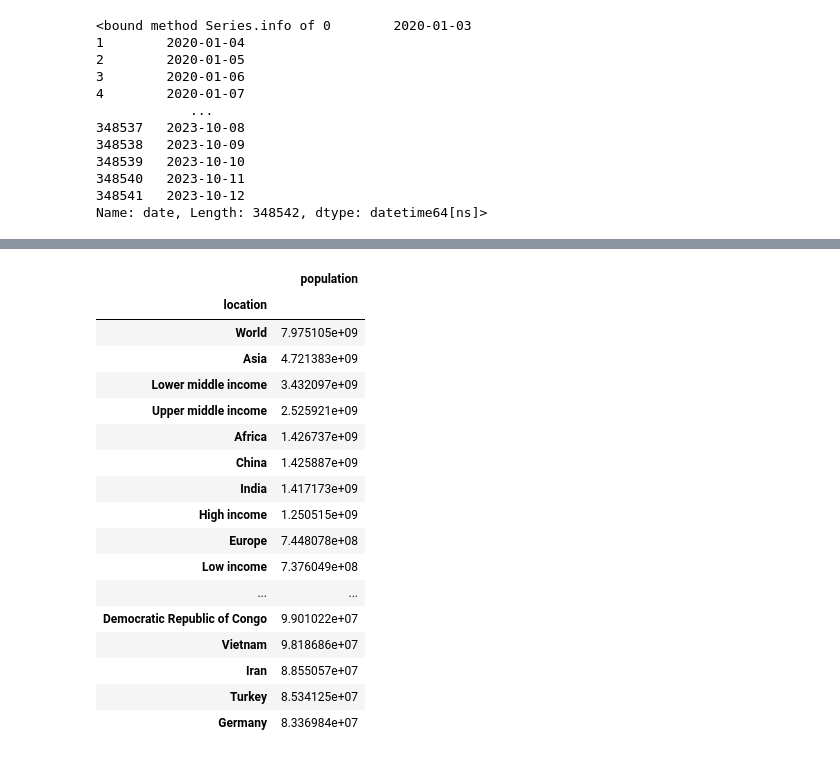
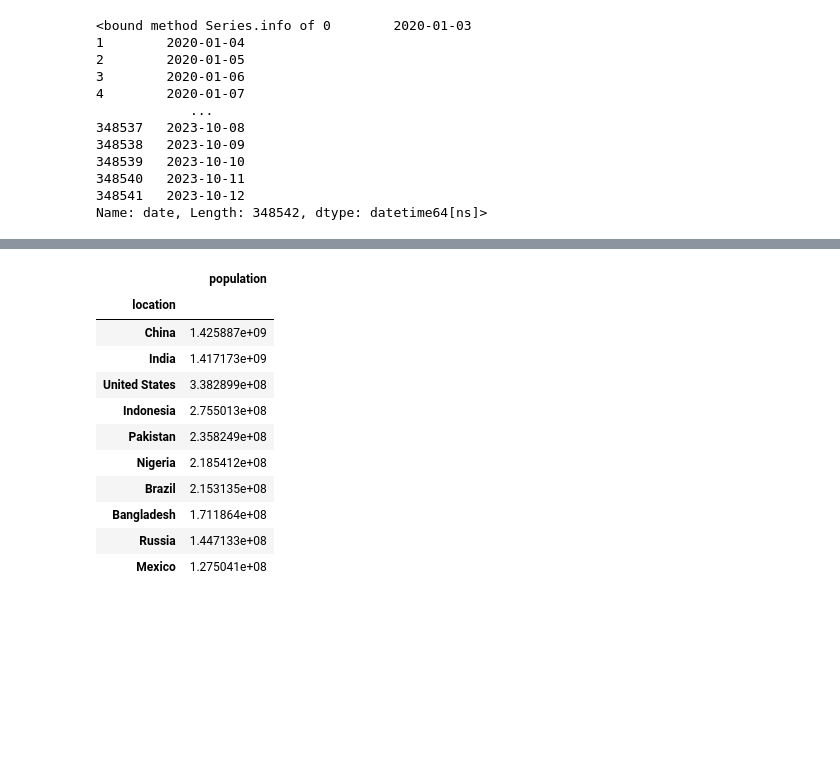
Before and after one commit to ss0ryan0/project1_group7, a Jupyter notebook: Code/project1_group7.ipynb, the cells around one changed output, grey strips where cells are left out. Saved outputs shown, nothing was run; the diff lists cells and outputs as text; code cells hidden in the pictures; blank space fills up the shorter version.

```diff
--- a/Code/project1_group7.ipynb
+++ b/Code/project1_group7.ipynb
@@ -137,27 +114,36 @@ group.sum()
-# %%
-location_vs_population = reduced_covid_df[["location", "population"]]
-
-location_vs_population_sorted = location_vs_population.sort_values("population", ascending = False)
-
-location_vs_population_group = location_vs_population_sorted.groupby(["location"])
-
-location_vs_population_group.mean().sort_values("population", ascending=False).head(30)
-# %% [output]
-|  | population |
-| location |  |
-| World | 7.975105e+09 |
-| Asia | 4.721383e+09 |
-| Lower middle income | 3.432097e+09 |
-| Upper middle income | 2.525921e+09 |
-| Africa | 1.426737e+09 |
-| China | 1.425887e+09 |
-| India | 1.417173e+09 |
-| High income | 1.250515e+09 |
-| Europe | 7.448078e+08 |
-| Low income | 7.376049e+08 |
-| ... | ... |
-| Democratic Republic of Congo | 9.901022e+07 |
-| Vietnam | 9.818686e+07 |
-| Iran | 8.855057e+07 |
-| Turkey | 8.534125e+07 |
-| Germany | 8.336984e+07 |
+# %%
+# extracting top 10 countries with the highest population
+
+# making a list of locations that are not countries to exclude from rows
+non_countries = ["World", "Asia", "Lower middle income", "Upper middle income", "Africa",
+                 "High income", "Europe", "Low income", "North America", "European Union", "South America"]
+
+# setting an index in order to drop rows from this column
+cleaning_location = reduced_covid_df.set_index("location")
+
+# dropping rows containing non countries
+cleaning_location.drop(["World", "Asia", "Lower middle income", "Upper middle income", "Africa",
+                 "High income", "Europe", "Low income", "North America", "European Union", "South America"], inplace = True)
+
+# resetting the index
+cleaned_covid_df = cleaning_location.reset_index()
+
+# finding the top 10 most populated countries
+population_vs_location = cleaned_covid_df[["location", "population"]]
+
+group_pop_vs_loc = population_vs_location.groupby("location")
+
+group_pop_vs_loc.mean().sort_values("population", ascending = False).head(10)
+# %% [output]
+|  | population |
+| location |  |
+| China | 1.425887e+09 |
+| India | 1.417173e+09 |
+| United States | 3.382899e+08 |
+| Indonesia | 2.755013e+08 |
+| Pakistan | 2.358249e+08 |
+| Nigeria | 2.185412e+08 |
+| Brazil | 2.153135e+08 |
+| Bangladesh | 1.711864e+08 |
+| Russia | 1.447133e+08 |
+| Mexico | 1.275041e+08 |
```
Also changed, not shown: parts of 5 cells of this notebook.
